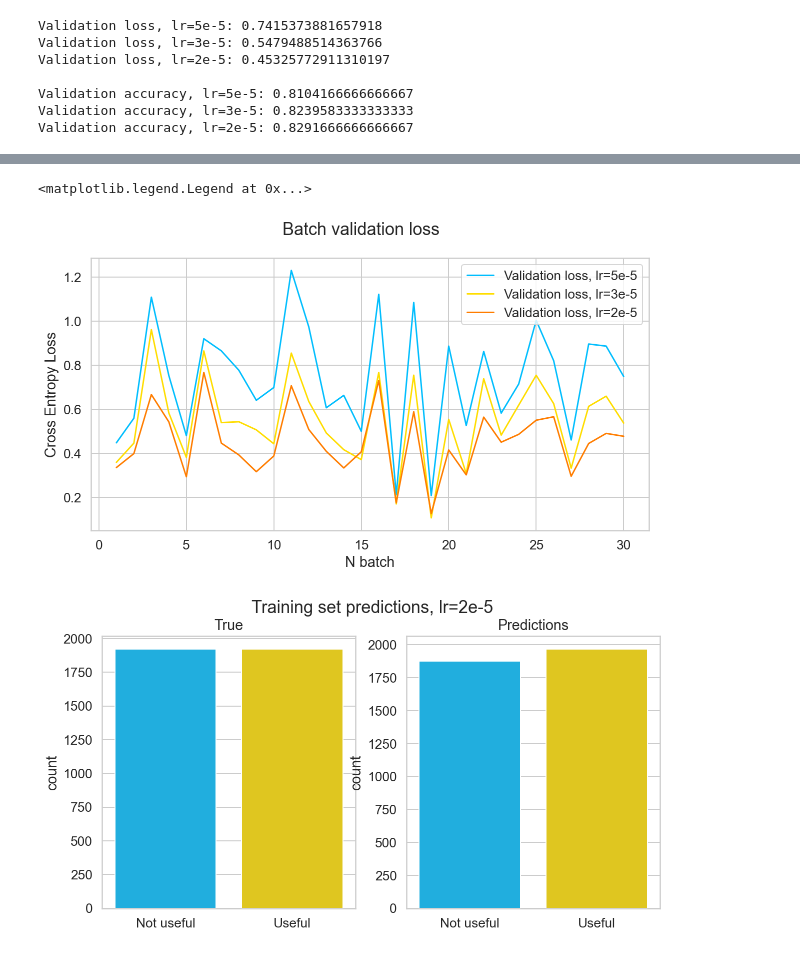
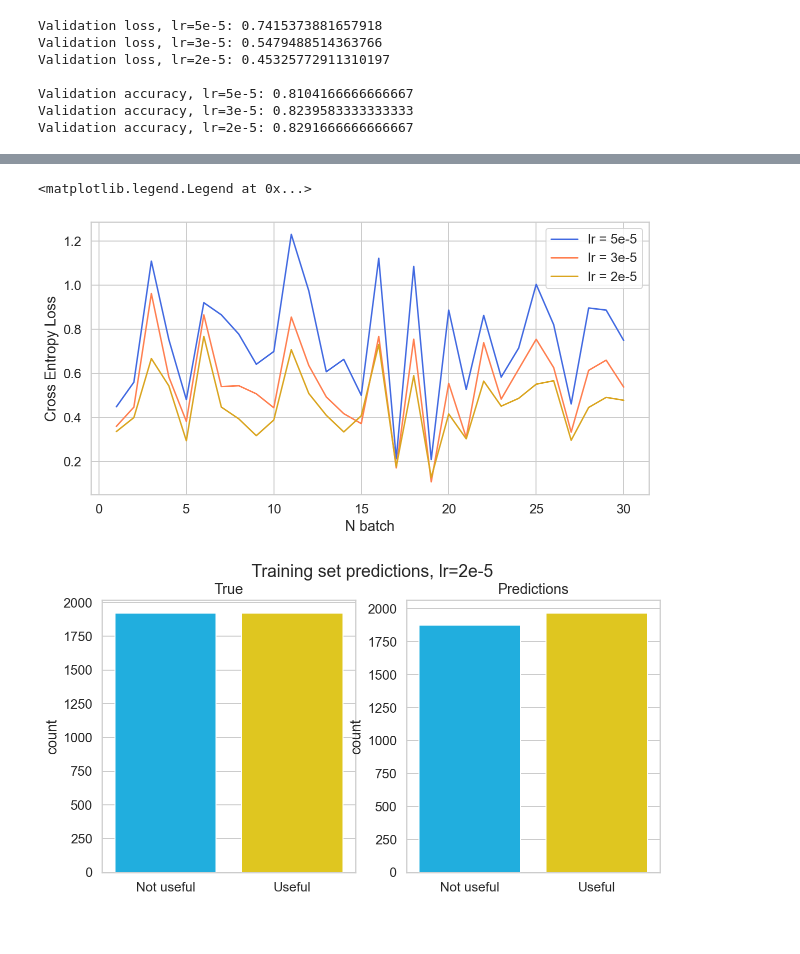
Before and after one commit to dorsolich/language-generation-with-LLM, a Jupyter notebook: qg/results_analysis/cls_results_analysis.ipynb, the cells around one changed output, grey strips where cells are left out. Saved outputs shown, nothing was run; the diff lists cells and outputs as text; code cells hidden in the pictures.

```diff
--- a/qg/results_analysis/cls_results_analysis.ipynb
+++ b/qg/results_analysis/cls_results_analysis.ipynb
@@ -157,20 +224,20 @@ plt.legend()
 # %%
 rcParams['figure.figsize'] = 10, 5
 val_batch_loss_5 = val_results_5e5["validation_batch_loss_values"]
 val_batch_loss_3 = val_results_3e5["validation_batch_loss_values"]
 val_batch_loss_2 = val_results_2e5["validation_batch_loss_values"]
 
 batch = [i for i in range(1, len(val_batch_loss_2)+1)]
-sns.lineplot(x=batch, y=val_batch_loss_5, label="Validation loss, lr=5e-5")
-sns.lineplot(x=batch, y=val_batch_loss_3, label="Validation loss, lr=3e-5")
-sns.lineplot(x=batch, y=val_batch_loss_2, label="Validation loss, lr=2e-5")
-plt.suptitle("Batch validation loss")
+sns.lineplot(x=batch, y=val_batch_loss_5, label="lr = 5e-5", color="royalblue")
+sns.lineplot(x=batch, y=val_batch_loss_3, label="lr = 3e-5", color="coral")
+sns.lineplot(x=batch, y=val_batch_loss_2, label="lr = 2e-5", color="goldenrod")
+# plt.suptitle("Validation Batch loss")
 plt.xlabel('N batch')
 plt.ylabel('Cross Entropy Loss')
 plt.legend()
 # %% [output]
 <matplotlib.legend.Legend at 0x...>
-[figure, old version]
+[figure, new version]
 # %%
 train_ys_5 = {
     "true_y": train_results_5e5["true_y"],
```
Also changed, not shown: parts of 4 cells of this notebook, 15 other files.
